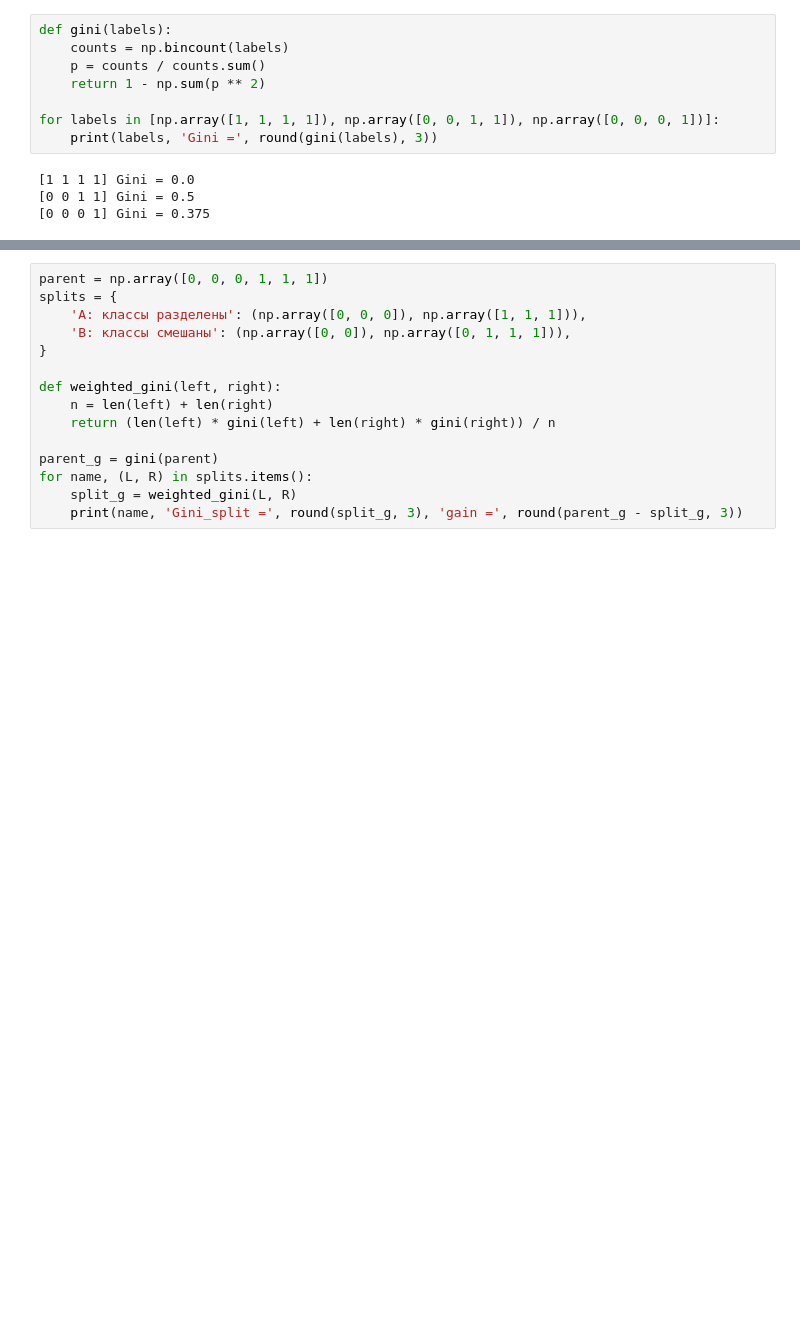
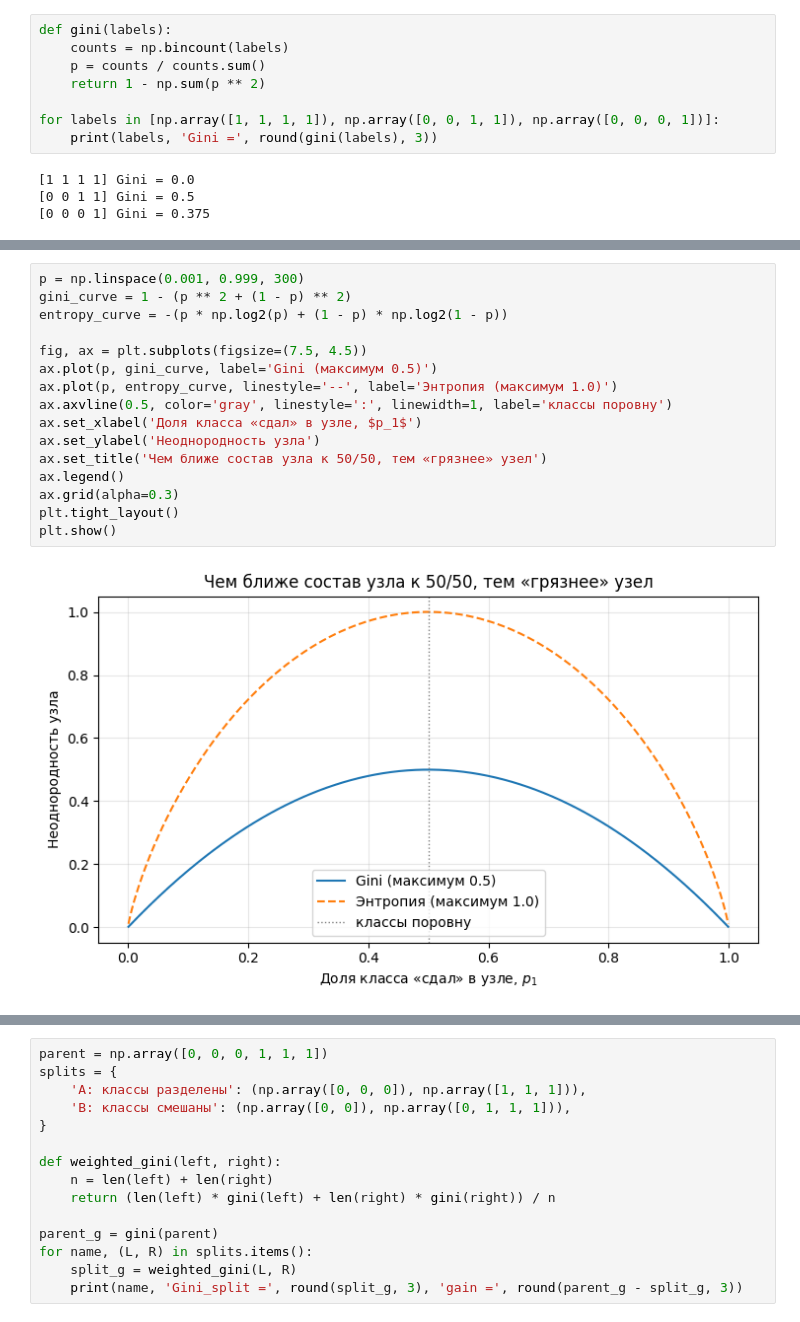
Before and after one commit to gurovic/ml-speckurs, a Jupyter notebook: Урок_31_Решающее_дерево_Теория/Урок_31_Решающее_дерево.ipynb, the cells around one changed output, grey strips where cells are left out. Cells and saved outputs as stored; diff of their text form; blank space fills up the shorter version.

```diff
--- a/Урок_31_Решающее_дерево_Теория/Урок_31_Решающее_дерево.ipynb
+++ b/Урок_31_Решающее_дерево_Теория/Урок_31_Решающее_дерево.ipynb
@@ -130,0 +153,18 @@ for labels in [np.array([1, 1, 1, 1]), np.array([0, 0, 1, 1]), np.array([0, 0, 0
+# %%
+p = np.linspace(0.001, 0.999, 300)
+gini_curve = 1 - (p ** 2 + (1 - p) ** 2)
+entropy_curve = -(p * np.log2(p) + (1 - p) * np.log2(1 - p))
+
+fig, ax = plt.subplots(figsize=(7.5, 4.5))
+ax.plot(p, gini_curve, label='Gini (максимум 0.5)')
+ax.plot(p, entropy_curve, linestyle='--', label='Энтропия (максимум 1.0)')
+ax.axvline(0.5, color='gray', linestyle=':', linewidth=1, label='классы поровну')
+ax.set_xlabel('Доля класса «сдал» в узле, $p_1$')
+ax.set_ylabel('Неоднородность узла')
+ax.set_title('Чем ближе состав узла к 50/50, тем «грязнее» узел')
+ax.legend()
+ax.grid(alpha=0.3)
+plt.tight_layout()
+plt.show()
+# %% [output]
+[figure, added]
```
Also changed, not shown: parts of 73 cells of this notebook, 20 other files.
